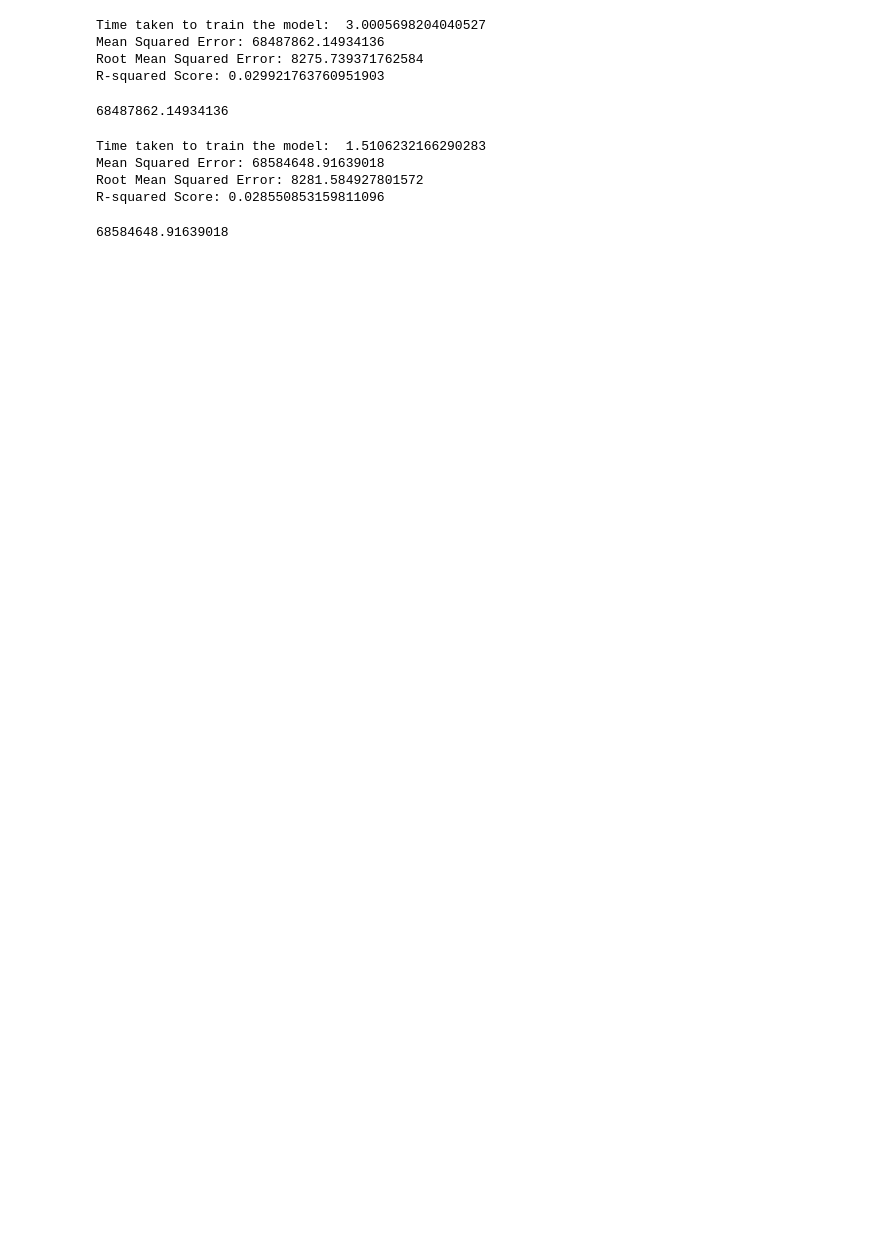
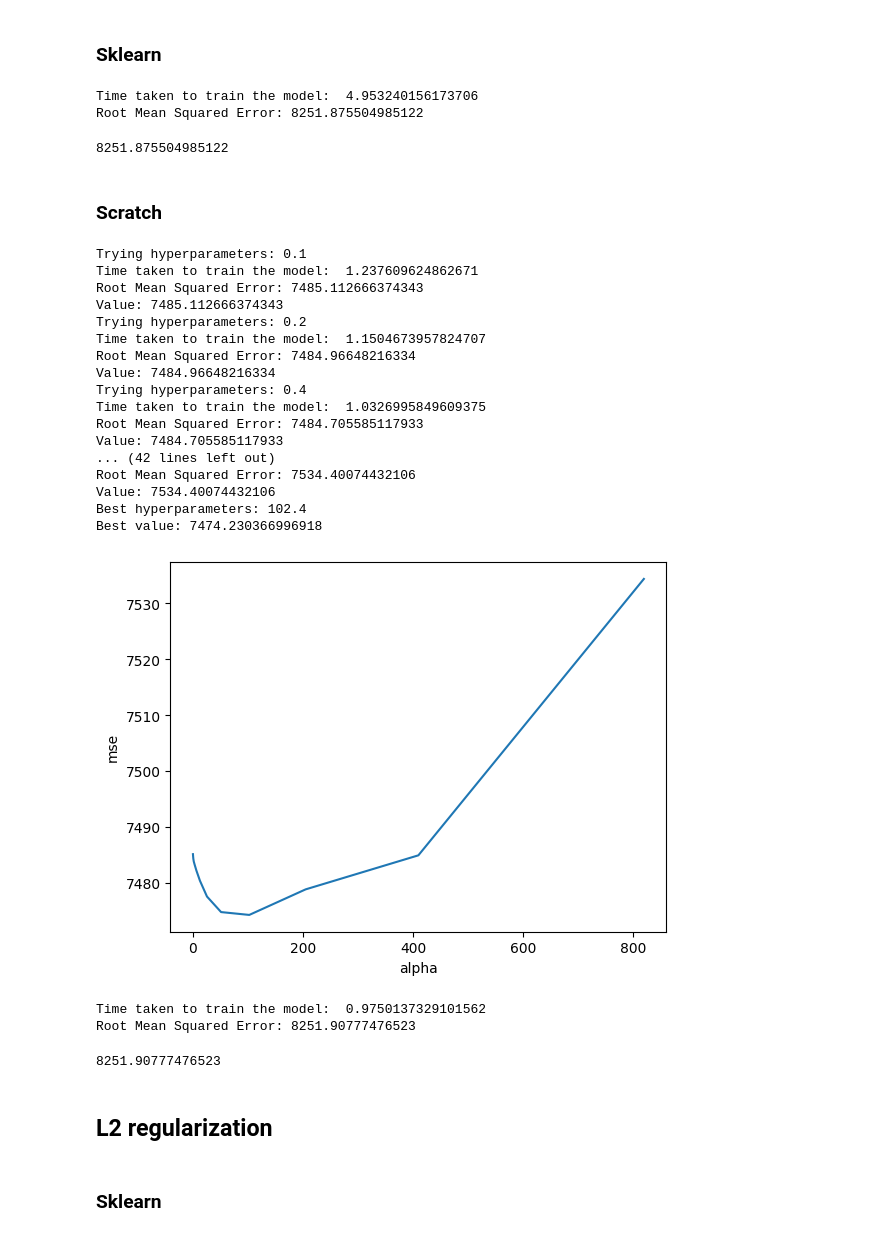
Before and after one commit to VMCvastry/ArtificialInteligenceHomework, a Jupyter notebook: Fondamenti_di_IA_homework_2023_linear_regression.ipynb, the cells around one changed output. Drawn from its saved outputs; the diff is of its cells as text; code cells hidden in the pictures; blank space fills up the shorter version.

```diff
--- a/Fondamenti_di_IA_homework_2023_linear_regression.ipynb
+++ b/Fondamenti_di_IA_homework_2023_linear_regression.ipynb
@@ -48,12 +129,11 @@ R-squared Score: 0.021664521541046144
+# %% [markdown]
+### Sklearn
 # %%
-from sklearn.linear_model import SGDRegressor
 
-regressor = SGDRegressor(max_iter=1000, penalty=None, learning_rate='constant', shuffle=False, eta0=0.00001,
-                         early_stopping=False)
-test_model(regressor, train, test, classification=False)
+regressor = SGDRegressor(max_iter=1000, penalty='l1', learning_rate='constant', shuffle=False, eta0=0.00001,
+                         early_stopping=False, alpha=100)
+rmse_LR_L1_sk = test_model(regressor, train, test, classification=False)
 # %% [output]
-Time taken to train the model:  3.0005698204040527
-Mean Squared Error: 68487862.14934136
-Root Mean Squared Error: 8275.739371762584
-R-squared Score: 0.029921763760951903
+Time taken to train the model:  4.953240156173706
+Root Mean Squared Error: 8251.875504985122
-68487862.14934136
+8251.875504985122
@@ -124,12 +140,49 @@ class ScratchLinearRegression:
-# %%
-#No regularization
-regressor = ScratchLinearRegression(regularization='')
-
-test_model(regressor, train, test, classification=False)
-# %% [output]
-Time taken to train the model:  1.5106232166290283
-Mean Squared Error: 68584648.91639018
-Root Mean Squared Error: 8281.584927801572
-R-squared Score: 0.028550853159811096
-68584648.91639018
+# %% [markdown]
+### Scratch
+# %%
+def get_model(param):
+    return ScratchLinearRegression(regularization='l1', alpha=param)
+
+
+def iterate_hyperparameters():
+    # for alpha in range(1,1000,100): #giuliu dice esponenziale tra 0 e 1
+    #     yield alpha
+    alpha = 0.1
+    while alpha < 1000:
+        yield alpha
+        alpha *= 2
+
+
+best_param, params, accuracies = optimize_hyperparameters(get_model, iterate_hyperparameters(), train, test, val,
+                                                          classification=False)
+plot_2d(params, accuracies, 'alpha', 'mse')
+regressor = ScratchLinearRegression(regularization='l1', alpha=best_param)
+
+rmse_LR_L1_my = test_model(regressor, train, test, classification=False)
+# %% [output]
+Trying hyperparameters: 0.1
+Time taken to train the model:  1.237609624862671
+Root Mean Squared Error: 7485.112666374343
+Value: 7485.112666374343
+Trying hyperparameters: 0.2
+Time taken to train the model:  1.1504673957824707
+Root Mean Squared Error: 7484.96648216334
+Value: 7484.96648216334
+Trying hyperparameters: 0.4
+Time taken to train the model:  1.0326995849609375
+Root Mean Squared Error: 7484.705585117933
+Value: 7484.705585117933
+... (42 lines left out)
+Root Mean Squared Error: 7534.40074432106
+Value: 7534.40074432106
+Best hyperparameters: 102.4
+Best value: 7474.230366996918
+[figure, added]
+Time taken to train the model:  0.9750137329101562
+Root Mean Squared Error: 8251.90777476523
+8251.90777476523
+# %% [markdown]
+##  L2 regularization
+# %% [markdown]
+### Sklearn
 # %%
```
Also changed, not shown: parts of 27 cells of this notebook.
